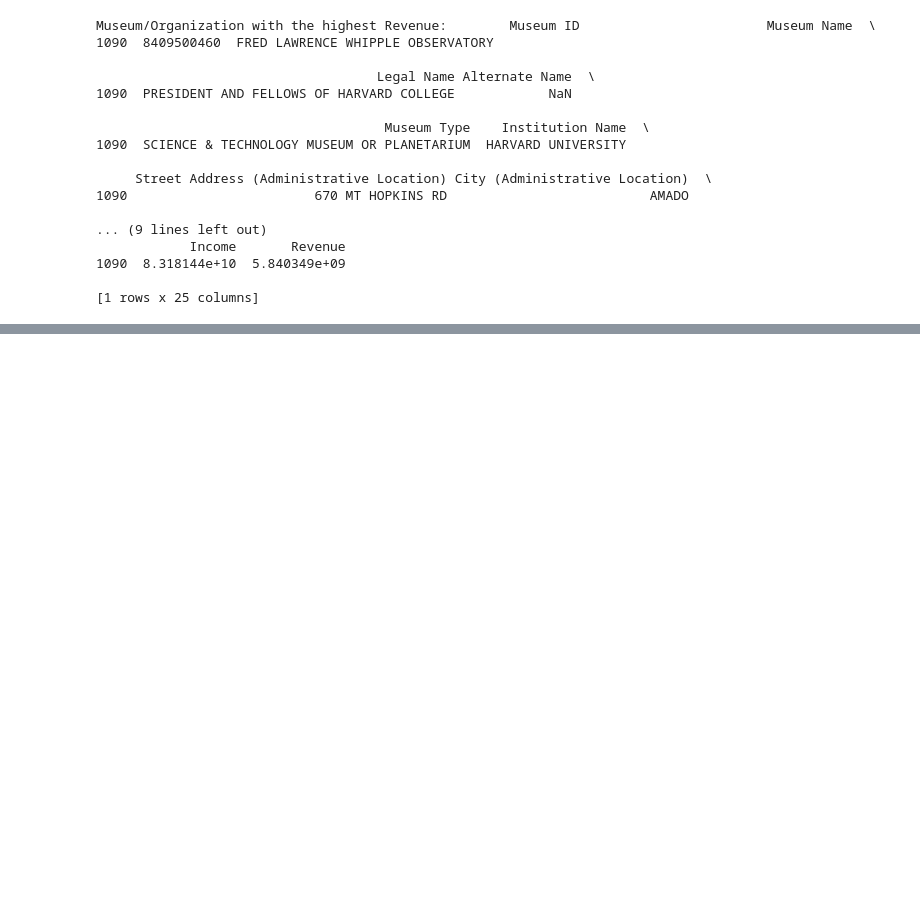
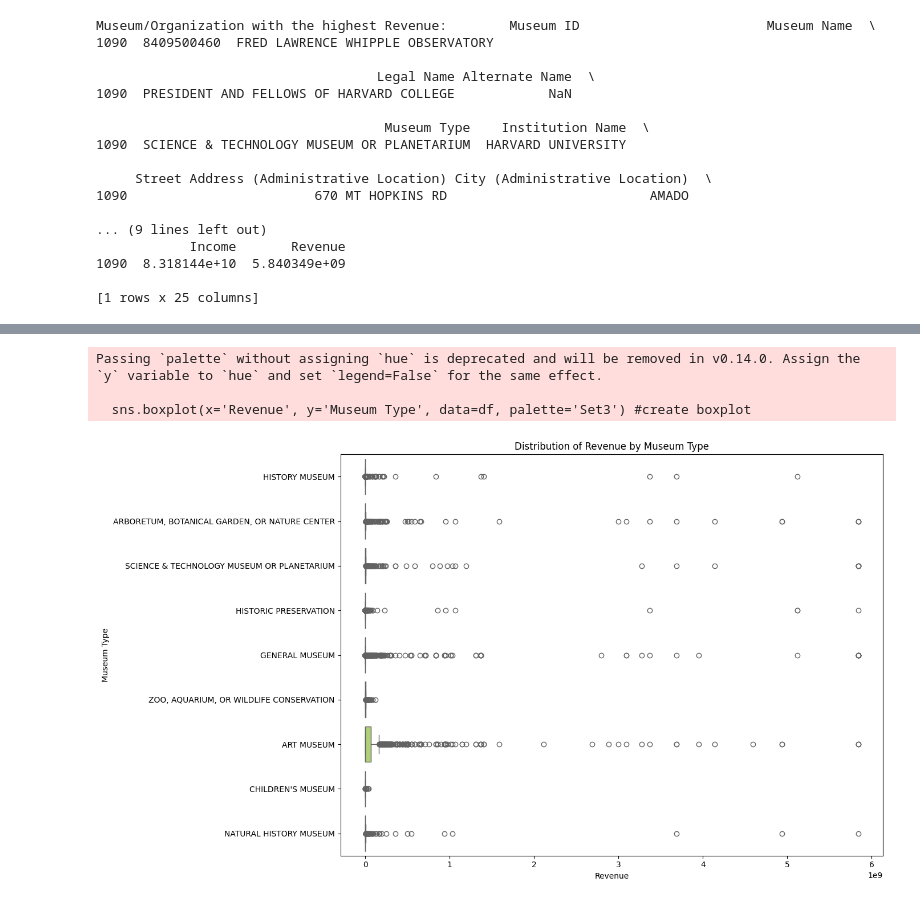
Before and after one commit to TimLinkous/FirstJupyterNotebook, a Jupyter notebook: Untitled.ipynb, the cells around one changed output, grey strips where cells are left out. Cells and saved outputs as stored; diff of their text form; code cells hidden in the pictures; blank space fills up the shorter version.

```diff
--- a/Untitled.ipynb
+++ b/Untitled.ipynb
@@ -118,0 +166,12 @@ Museum/Organization with the highest Revenue:        Museum ID
+# %%
+df['Revenue'] = pd.to_numeric(df['Revenue'], errors='coerce')
+df['Income'] = pd.to_numeric(df['Income'], errors='coerce')
+
+def mode(series):
+    return series.mode().iloc[0] if not series.mode().empty else None
+
+museum_stats = df.groupby('Museum Type').agg({
+    'Revenue': ['mean', 'median', mode, 'std', 'min', 'max'],
+    'Income': ['mean', 'median', mode, 'std', 'min', 'max']
+})
+print(museum_stats)
@@ -118,0 +196,18 @@ Museum/Organization with the highest Revenue:        Museum ID
+# %%
+df = df.dropna(subset=['Revenue', 'Museum Type']) #drop rows with missing info
+
+plt.figure(figsize=(14,8)) #plot distribution
+
+sns.boxplot(x='Revenue', y='Museum Type', data=df, palette='Set3') #create boxplot
+
+plt.title('Distribution of Revenue by Museum Type')
+plt.xlabel('Revenue')
+plt.ylabel('Museum Type')
+
+plt.tight_layout()
+plt.show()
+# %% [output]
+Passing `palette` without assigning `hue` is deprecated and will be removed in v0.14.0. Assign the `y` variable to `hue` and set `legend=False` for the same effect.
+
+  sns.boxplot(x='Revenue', y='Museum Type', data=df, palette='Set3') #create boxplot
+[figure, added]
```
Also changed, not shown: parts of 6 cells of this notebook.
